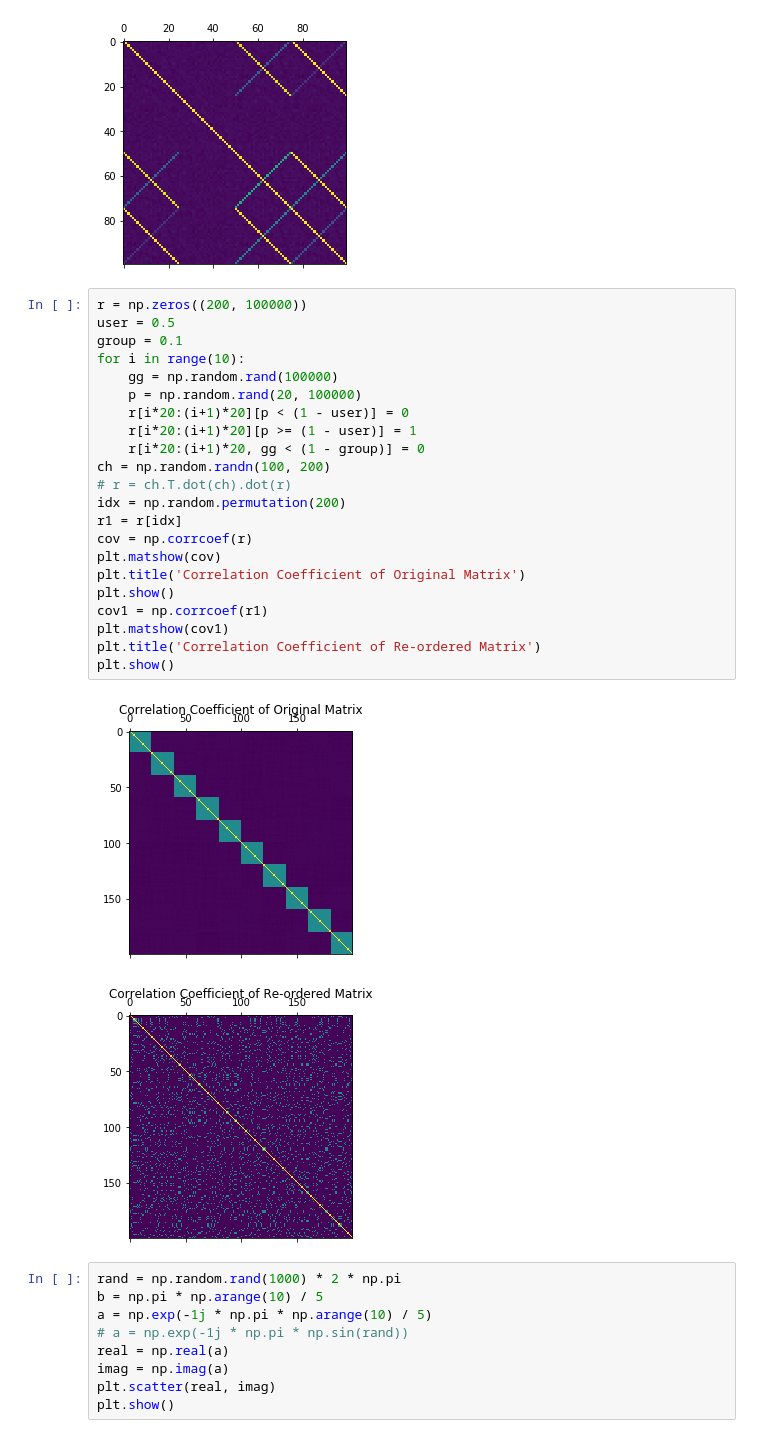
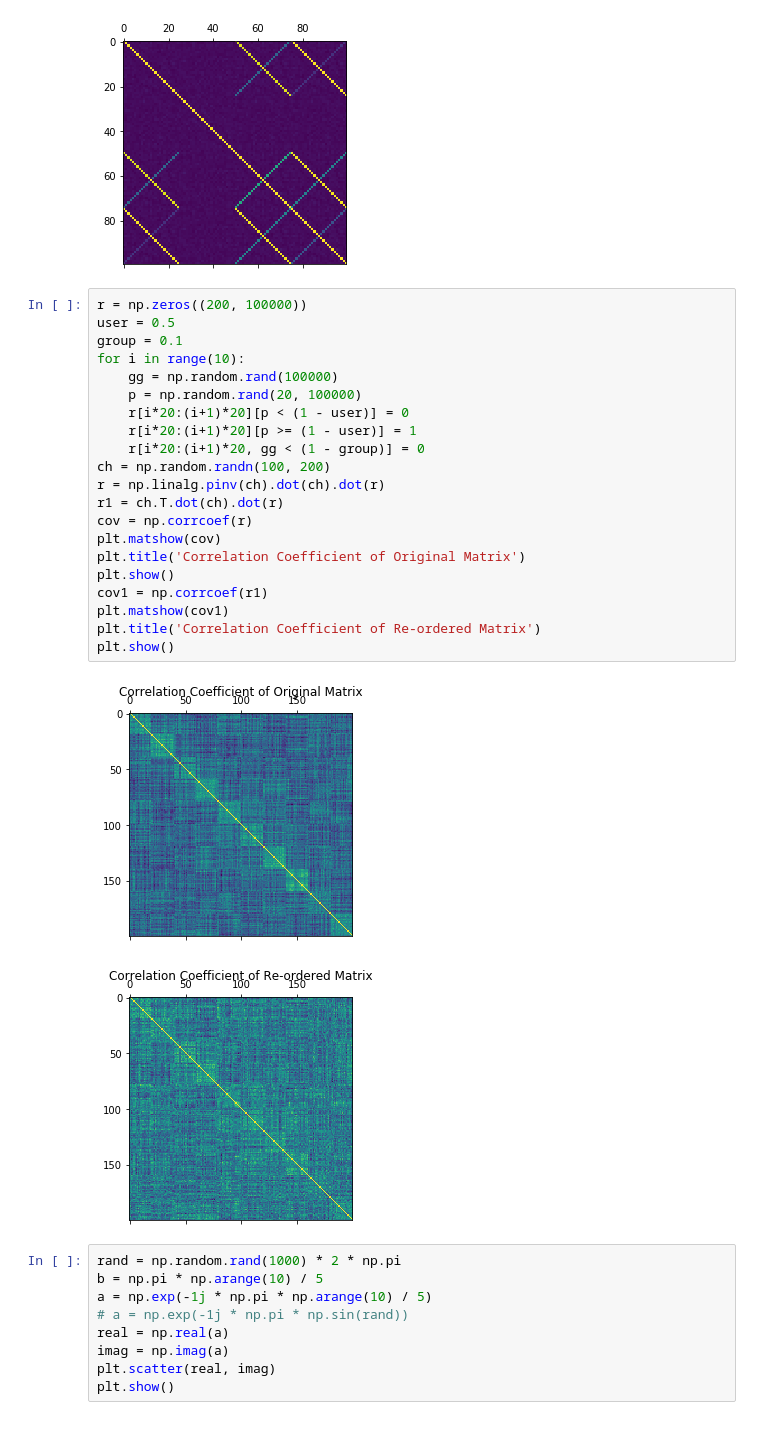
Before and after one commit to SJTUSEIEECBX/SparseRecovery, a Jupyter notebook: explore.ipynb, the cells around one changed output. Drawn from its saved outputs; the diff is of its cells as text.

```diff
--- a/explore.ipynb
+++ b/explore.ipynb
@@ -65,28 +65,27 @@ plt.matshow(np.corrcoef(A))
 # %%
 r = np.zeros((200, 100000))
 user = 0.5
 group = 0.1
 for i in range(10):
     gg = np.random.rand(100000)
     p = np.random.rand(20, 100000)
     r[i*20:(i+1)*20][p < (1 - user)] = 0
     r[i*20:(i+1)*20][p >= (1 - user)] = 1
     r[i*20:(i+1)*20, gg < (1 - group)] = 0
 ch = np.random.randn(100, 200)
-# r = ch.T.dot(ch).dot(r)
-idx = np.random.permutation(200)
-r1 = r[idx]
+r = np.linalg.pinv(ch).dot(ch).dot(r)
+r1 = ch.T.dot(ch).dot(r)
 cov = np.corrcoef(r)
 plt.matshow(cov)
 plt.title('Correlation Coefficient of Original Matrix')
 plt.show()
 cov1 = np.corrcoef(r1)
 plt.matshow(cov1)
 plt.title('Correlation Coefficient of Re-ordered Matrix')
 plt.show()
 # %% [output]
-[figure, old version]
+[figure, new version]
-[figure, old version]
+[figure, new version]
 # %%
 rand = np.random.rand(1000) * 2 * np.pi
 b = np.pi * np.arange(10) / 5
```
Also changed, not shown: 3 other files.
